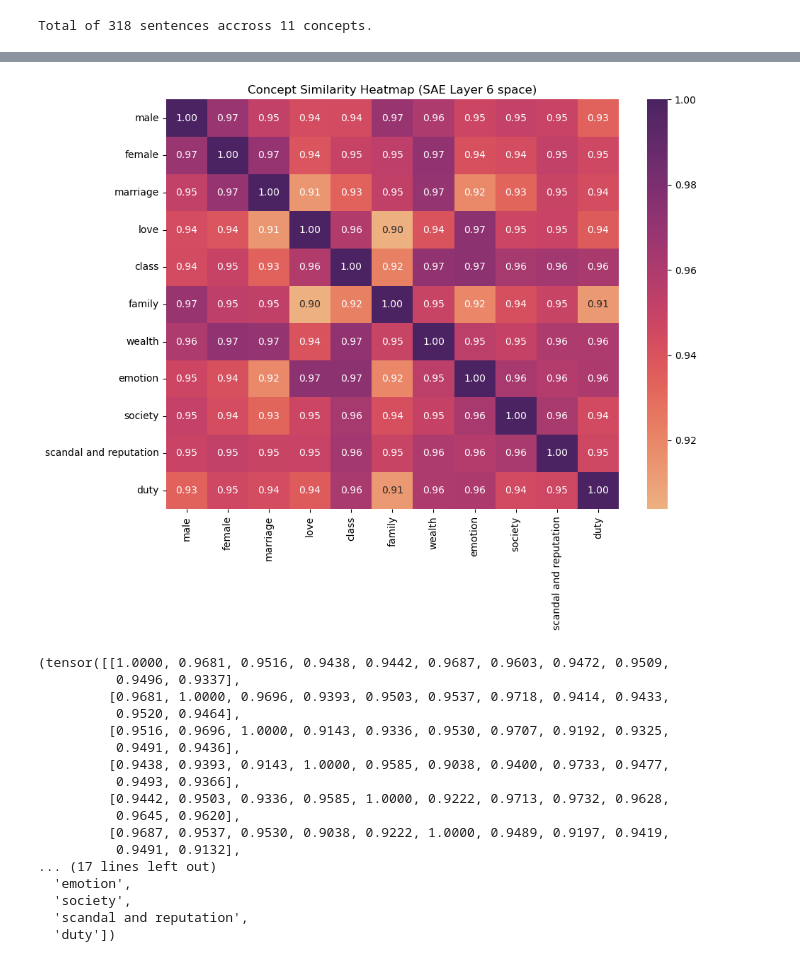
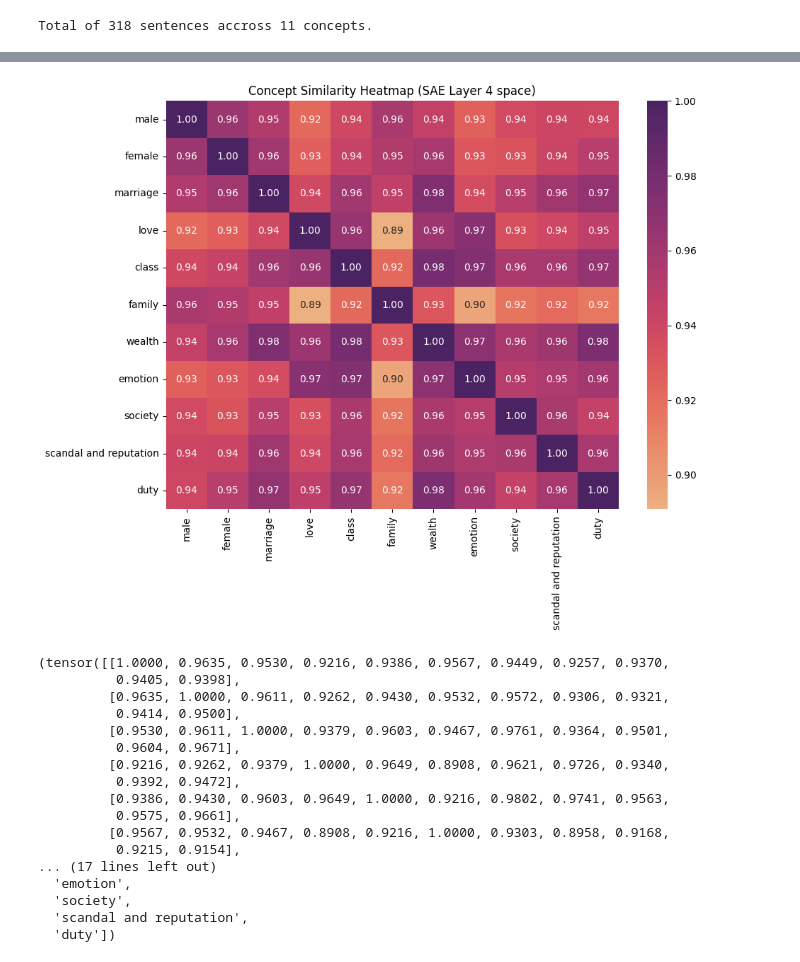
Before and after one commit to iug-htw/GPTAndPrejudice, a Jupyter notebook: SAE_probing.ipynb, the cells around one changed output, grey strips where cells are left out. Saved outputs shown, nothing was run; the diff lists cells and outputs as text; code cells hidden in the pictures.

```diff
--- a/SAE_probing.ipynb
+++ b/SAE_probing.ipynb
@@ -25,6 +15,6 @@ GPT_CONFIG_124M = {
 # %%
-model = GPTModel(GPT_CONFIG_124M)
-checkpoint = torch.load("model_768_12_12_old_tok.pth", weights_only=True, map_location=torch.device('cpu'))
+model = GPTModel(DEFAULT_CFG)
+checkpoint = torch.load("model_896_14_8_256.pth", weights_only=True, map_location=torch.device('cpu'))
 
 model.load_state_dict(checkpoint["model_state_dict"])
 model.to(device)
@@ -32,13 +22,37 @@ model.eval();
 # %%
 tokenizer = tiktoken.get_encoding("gpt2")
 # %%
-sae_6 = SparseAutoencoder(input_dim=768, hidden_dim=3072).to(device)
-sae_6.load_state_dict(torch.load("sae_model_6_3072.pth", map_location=torch.device('cpu')))
+sae_1 = SparseAutoencoder(input_dim=896, hidden_dim=2688).to(device)
+sae_1.load_state_dict(torch.load("sae_models/sae_layer1.pth", map_location=torch.device('cpu')))
+sae_1.eval();
+
+sae_2 = SparseAutoencoder(input_dim=896, hidden_dim=2688).to(device)
+sae_2.load_state_dict(torch.load("sae_models/sae_layer2.pth", map_location=torch.device('cpu')))
+sae_2.eval();
+
+sae_3 = SparseAutoencoder(input_dim=896, hidden_dim=3584).to(device)
+sae_3.load_state_dict(torch.load("sae_models/sae_layer3.pth", map_location=torch.device('cpu')))
+sae_3.eval();
+
+sae_4 = SparseAutoencoder(input_dim=896, hidden_dim=3584).to(device)
+sae_4.load_state_dict(torch.load("sae_models/sae_layer4.pth", map_location=torch.device('cpu')))
+sae_4.eval();
+
+sae_5 = SparseAutoencoder(input_dim=896, hidden_dim=3584).to(device)
+sae_5.load_state_dict(torch.load("sae_models/sae_layer5.pth", map_location=torch.device('cpu')))
+sae_5.eval();
+
+sae_6 = SparseAutoencoder(input_dim=896, hidden_dim=4480).to(device)
+sae_6.load_state_dict(torch.load("sae_models/sae_layer6.pth", map_location=torch.device('cpu')))
 sae_6.eval();
 
-sae_12 = SparseAutoencoder(input_dim=768, hidden_dim=3072).to(device)
-sae_12.load_state_dict(torch.load("sae_model_12_3072.pth", map_location=torch.device('cpu')))
-sae_12.eval();
+sae_7 = SparseAutoencoder(input_dim=896, hidden_dim=4480).to(device)
+sae_7.load_state_dict(torch.load("sae_models/sae_layer7.pth", map_location=torch.device('cpu')))
+sae_7.eval();
+
+sae_8 = SparseAutoencoder(input_dim=896, hidden_dim=4480).to(device)
+sae_8.load_state_dict(torch.load("sae_models/sae_layer8.pth", map_location=torch.device('cpu')))
+sae_8.eval();
 # %%
 def text_to_token_ids(text, tokenizer):
     encoded = tokenizer.encode(text, allowed_special={'<|endoftext|>'})
@@ -488,21 +621,21 @@ def compute_concept_similarity_heatmap(
 
     return sim_matrix, labels
 # %%
-compute_concept_similarity_heatmap(model, sae_6, tokenizer, layer_idx=6)
+compute_concept_similarity_heatmap(model, sae_4, tokenizer, layer_idx=4)
 # %% [output]
-[figure, old version]
+[figure, new version]
-(tensor([[1.0000, 0.9681, 0.9516, 0.9438, 0.9442, 0.9687, 0.9603, 0.9472, 0.9509,
-          0.9496, 0.9337],
-         [0.9681, 1.0000, 0.9696, 0.9393, 0.9503, 0.9537, 0.9718, 0.9414, 0.9433,
-          0.9520, 0.9464],
-         [0.9516, 0.9696, 1.0000, 0.9143, 0.9336, 0.9530, 0.9707, 0.9192, 0.9325,
-          0.9491, 0.9436],
-         [0.9438, 0.9393, 0.9143, 1.0000, 0.9585, 0.9038, 0.9400, 0.9733, 0.9477,
-          0.9493, 0.9366],
-         [0.9442, 0.9503, 0.9336, 0.9585, 1.0000, 0.9222, 0.9713, 0.9732, 0.9628,
-          0.9645, 0.9620],
-         [0.9687, 0.9537, 0.9530, 0.9038, 0.9222, 1.0000, 0.9489, 0.9197, 0.9419,
-          0.9491, 0.9132],
+(tensor([[1.0000, 0.9635, 0.9530, 0.9216, 0.9386, 0.9567, 0.9449, 0.9257, 0.9370,
+          0.9405, 0.9398],
+         [0.9635, 1.0000, 0.9611, 0.9262, 0.9430, 0.9532, 0.9572, 0.9306, 0.9321,
+          0.9414, 0.9500],
+         [0.9530, 0.9611, 1.0000, 0.9379, 0.9603, 0.9467, 0.9761, 0.9364, 0.9501,
+          0.9604, 0.9671],
+         [0.9216, 0.9262, 0.9379, 1.0000, 0.9649, 0.8908, 0.9621, 0.9726, 0.9340,
+          0.9392, 0.9472],
+         [0.9386, 0.9430, 0.9603, 0.9649, 1.0000, 0.9216, 0.9802, 0.9741, 0.9563,
+          0.9575, 0.9661],
+         [0.9567, 0.9532, 0.9467, 0.8908, 0.9216, 1.0000, 0.9303, 0.8958, 0.9168,
+          0.9215, 0.9154],
 ... (17 lines left out)
   'emotion',
   'society',
```
Also changed, not shown: parts of 15 cells of this notebook, 53 other files.
